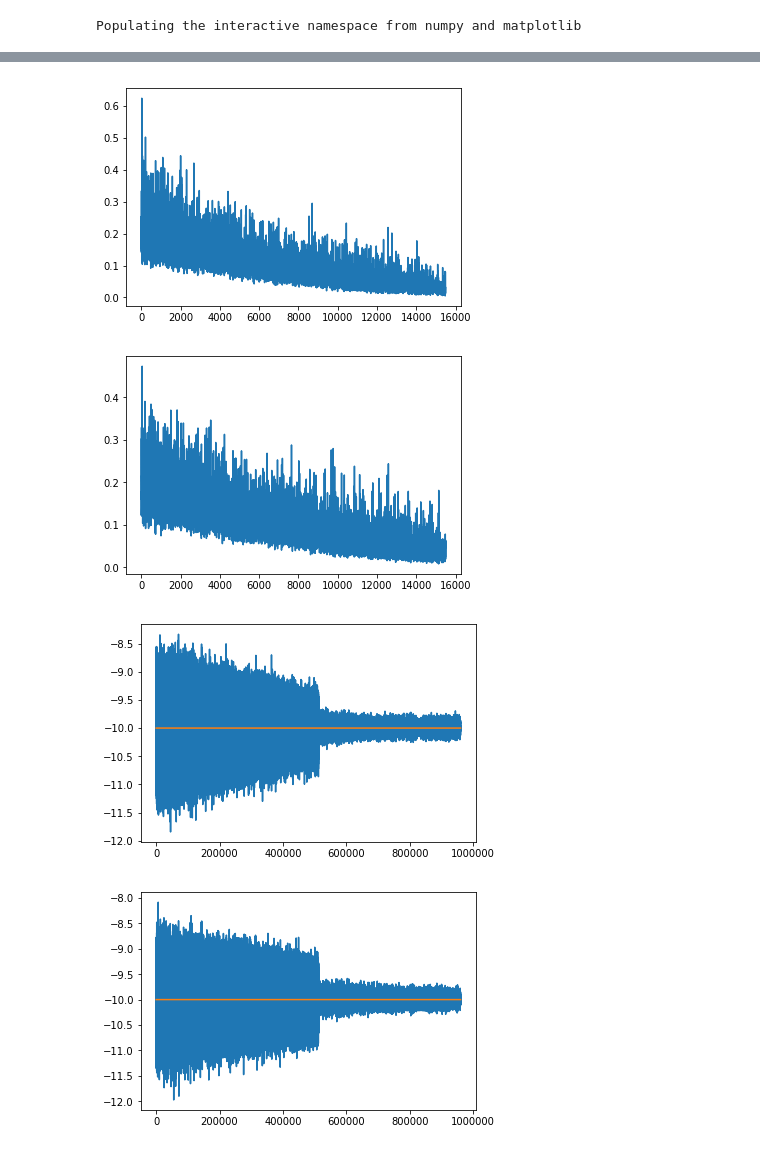
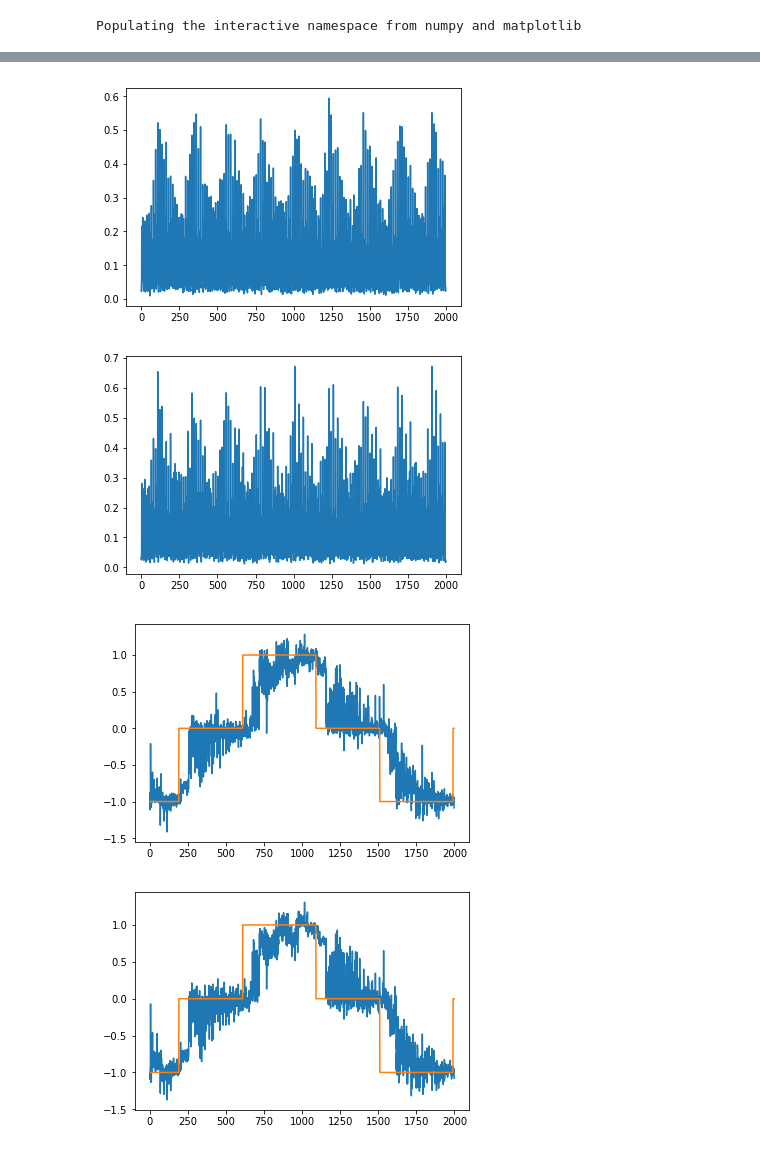
Before and after one commit to benkoger/NN-based-network, a Jupyter notebook: Keras_Simple_NNs.ipynb, the cells around one changed output, grey strips where cells are left out. Cells and saved outputs as stored; diff of their text form; code cells hidden in the pictures.

Commit message:
update to node objects

```diff
--- a/Keras_Simple_NNs.ipynb
+++ b/Keras_Simple_NNs.ipynb
@@ -318,16 +268,0 @@ for ind_x in range(16000):
-# %%
-
-for train_indx in range(len(node[0]['history'])):
-    for node_indx in range(num_nodes):
-        node[node_indx]['mse'].append(node[node_indx]['history'][train_indx].history['loss'])
-
-for train_indx in range(len(node[0]['output'])):
-    for node_indx in range(num_nodes):
-        for output_indx in range(len(node[0]['output'][0])):
-            node[node_indx]['output_list'].append(
-                node[node_indx]['output'][train_indx][output_indx])
-
-for train_indx in range(len(node[0]['label'])):
-    for node_indx in range(num_nodes):
-        for output_indx in range(len(node[0]['label'][0])):
-            node[node_indx]['label_list'].append(node[node_indx]['label'][train_indx][output_indx])
@@ -334,2 +318,7 @@ for train_indx in range(len(node[0]['label'])):
+# %%
+
+for train_indx in range(len(node[0].history)):
+    for node_indx in range(num_nodes):
+        node[node_indx].mse_list.append(node[node_indx].history[train_indx].history['loss'])
 # %%
 for node_indx in range(num_nodes):
@@ -350,13 +339,16 @@ import matplotlib.pyplot as plt
 # %% [output]
 Populating the interactive namespace from numpy and matplotlib
 # %%
+x_axis_start = -2000
+
 if True:
     for node_indx in range(num_nodes):
-        plt.plot(node[node_indx]['mse'][500:-1])
+        plt.plot(node[node_indx].mse_list[x_axis_start:-1])
         plt.show()
 
-for node_indx in range(num_nodes):
-    plt.plot(node[node_indx]['output_list'][63500:-1])
-    plt.plot(node[node_indx]['label_list'][63500:-1])
+for node_indx in range(int(num_nodes)):
+    #plt.plot(node[node_indx * 2].output_list[0:-1])
+    plt.plot(node[node_indx].output_list[x_axis_start:-1])
+    plt.plot(node[node_indx].label_list[x_axis_start:-1])
     plt.show()
 # %% [output]
@@ -367,4 +359,4 @@ for node_indx in range(num_nodes):
-[figure, old version]
+[figure, new version]
-[figure, old version]
+[figure, new version]
-[figure, old version]
+[figure, new version]
-[figure, old version]
+[figure, new version]
```
Also changed, not shown: parts of 11 cells of this notebook.
